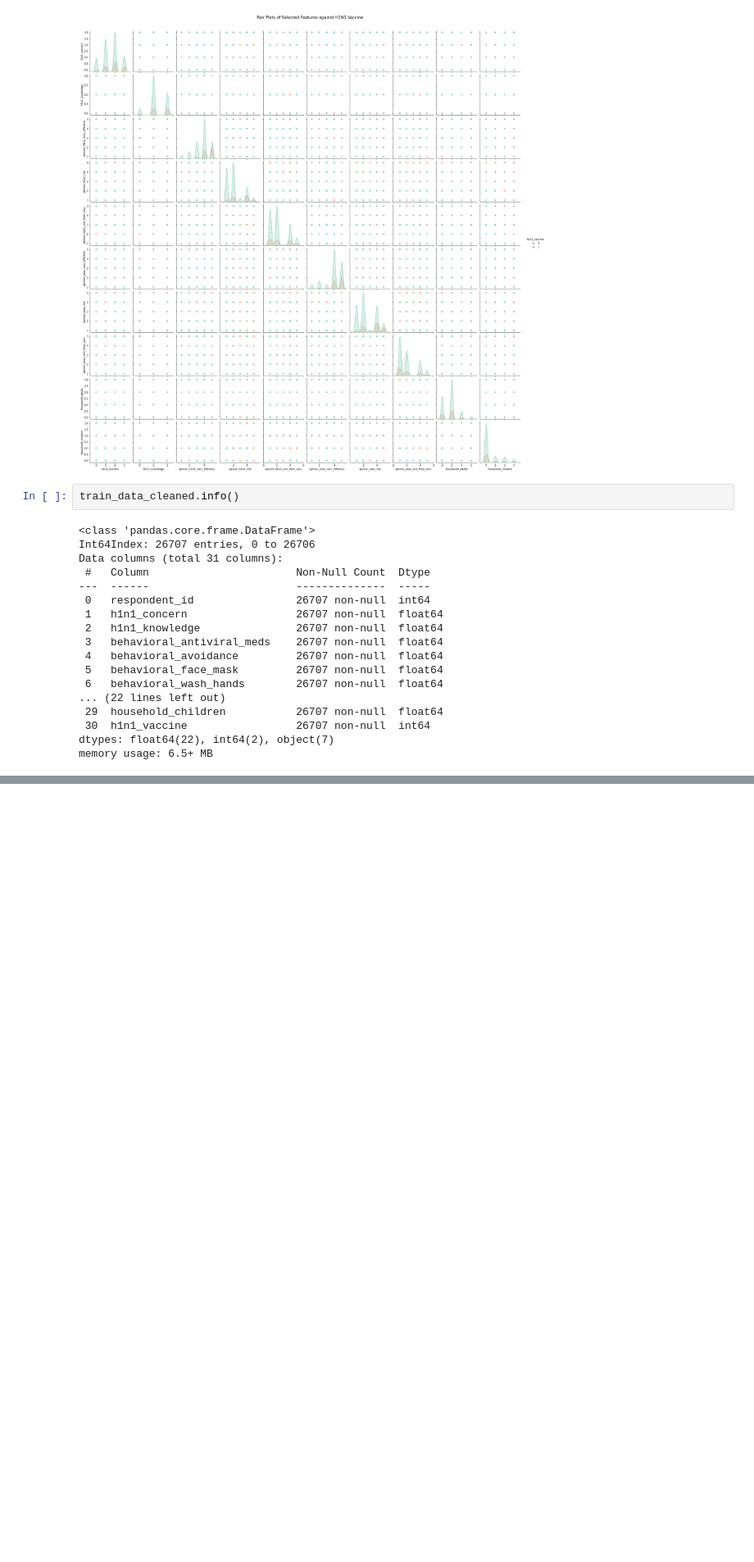
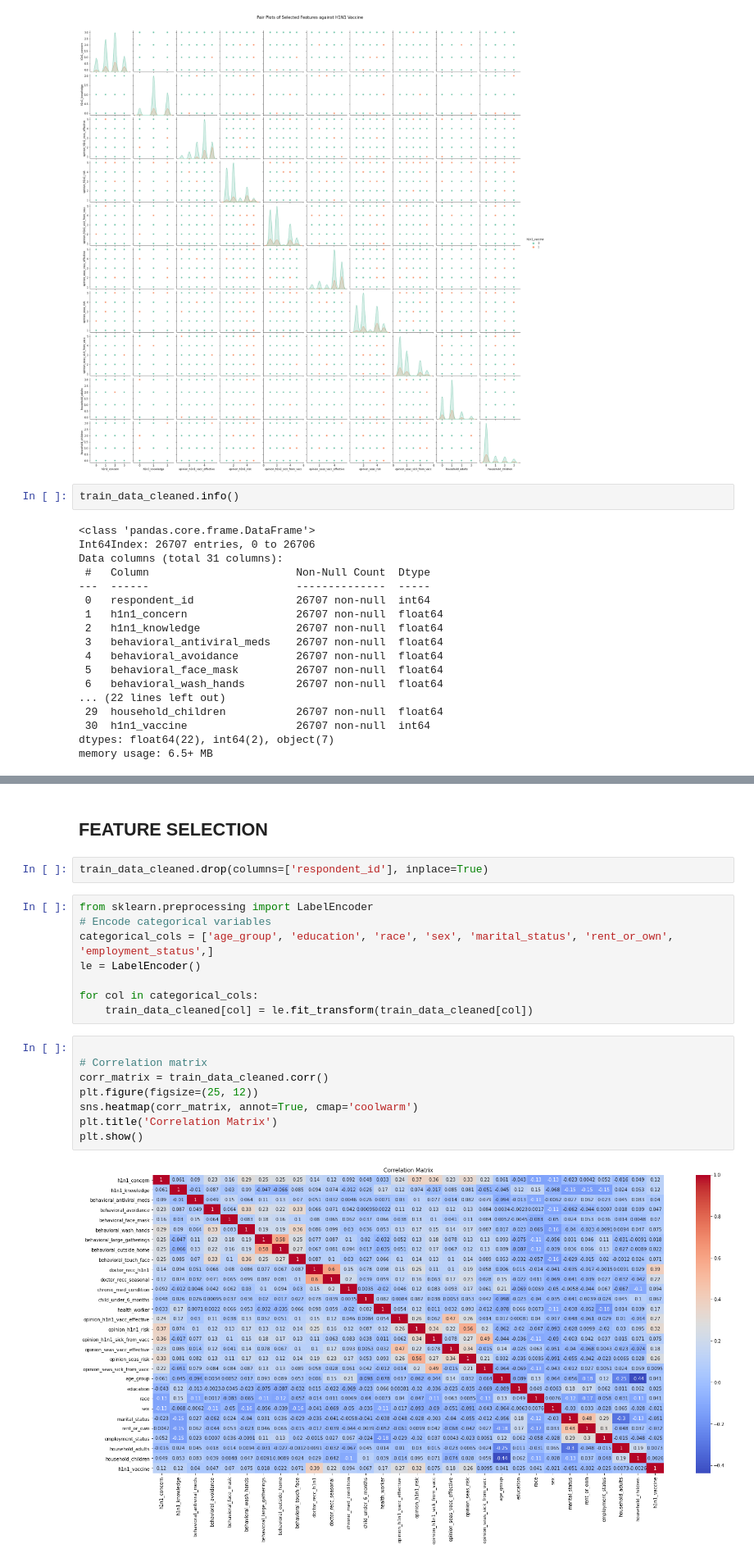
Before and after one commit to Anniemarie001/H1N1-AND-SEASONAL-FLU-VACCINES, a Jupyter notebook: index.ipynb, the cells around one changed output, grey strips where cells are left out. Shown at 82% size. Cells and saved outputs as stored; diff of their text form; blank space fills up the shorter version.

Commit message:
feature selection

```diff
--- a/index.ipynb
+++ b/index.ipynb
@@ -575,0 +615,22 @@ memory usage: 6.5+ MB
+# %% [markdown]
+## FEATURE SELECTION ##
+# %%
+train_data_cleaned.drop(columns=['respondent_id'], inplace=True)
+# %%
+from sklearn.preprocessing import LabelEncoder
+# Encode categorical variables
+categorical_cols = ['age_group', 'education', 'race', 'sex', 'marital_status', 'rent_or_own', 'employment_status',]
+le = LabelEncoder()
+
+for col in categorical_cols:
+    train_data_cleaned[col] = le.fit_transform(train_data_cleaned[col])
+# %%
+
+# Correlation matrix
+corr_matrix = train_data_cleaned.corr()
+plt.figure(figsize=(25, 12))
+sns.heatmap(corr_matrix, annot=True, cmap='coolwarm')
+plt.title('Correlation Matrix')
+plt.show()
+# %% [output]
+[figure, added]
```
Also changed, not shown: parts of 8 cells of this notebook.
